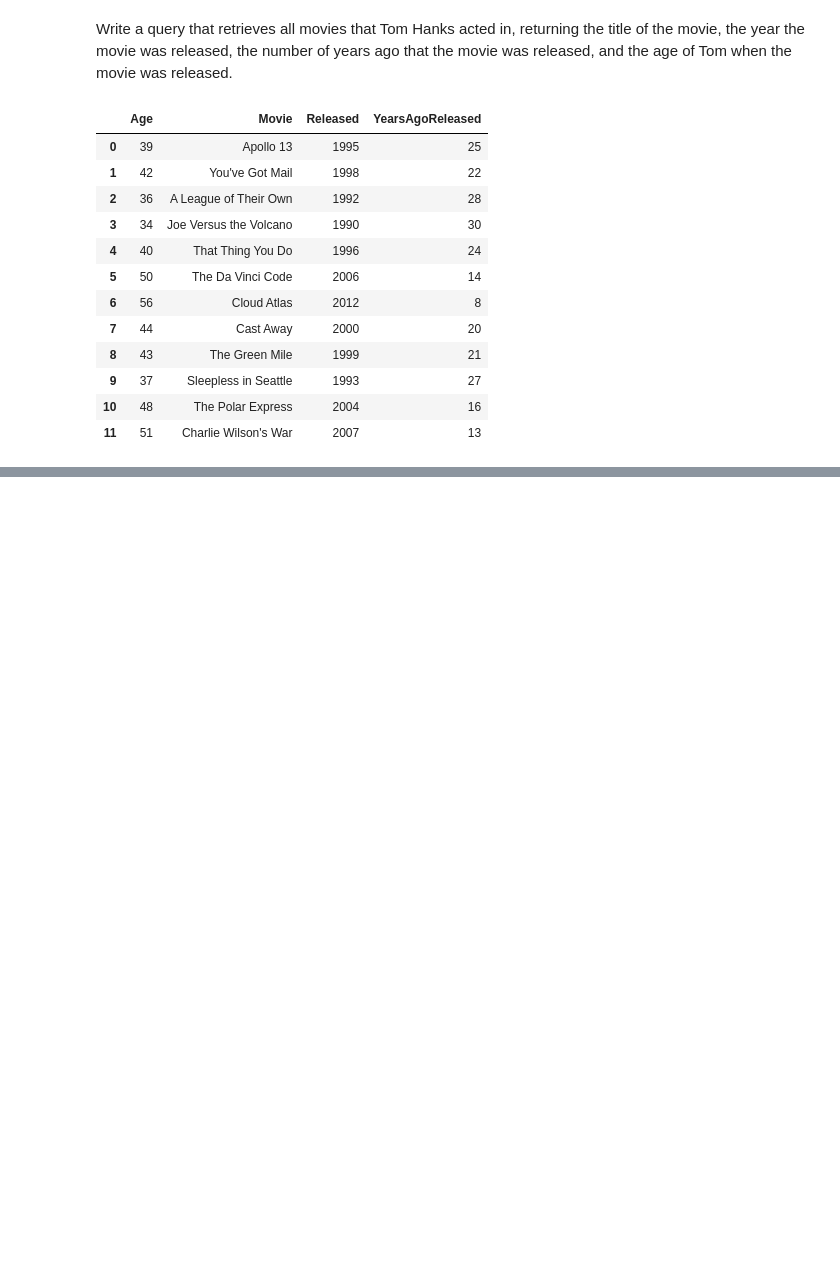
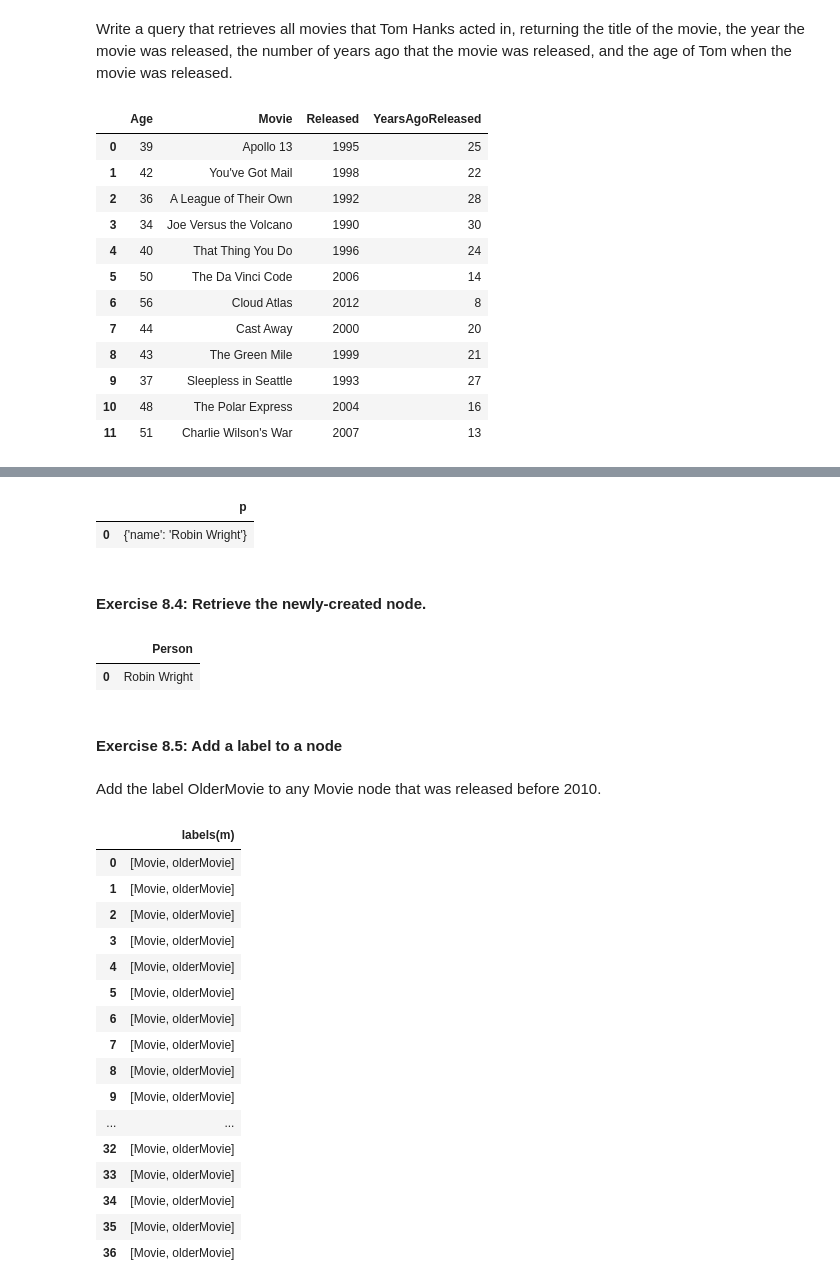
Before and after one commit to cassiomedeiros/neo4j, a Jupyter notebook: src/neo4j.ipynb, the cells around one changed output, grey strips where cells are left out. Saved outputs shown, nothing was run; the diff lists cells and outputs as text; code cells hidden in the pictures; blank space fills up the shorter version.

```diff
--- a/src/neo4j.ipynb
+++ b/src/neo4j.ipynb
@@ -827,0 +854,44 @@ execute_query("""match (p:Person)-[:ACTED_IN]->(m:Movie)
+# %%
+execute_query("""create (p:Person {name: 'Robin Wright'})
+                 return p
+              """)
+# %% [output]
+|  | p |
+| 0 | {'name': 'Robin Wright'} |
+# %% [markdown]
+#### Exercise 8.4: Retrieve the newly-created node.
+# %%
+execute_query("""match (p:Person {name: 'Robin Wright'})
+                 return p.name as Person
+              """)
+# %% [output]
+|  | Person |
+| 0 | Robin Wright |
+# %% [markdown]
+#### Exercise 8.5: Add a label to a node
+# %% [markdown]
+Add the label OlderMovie to any Movie node that was released before 2010.
+# %%
+execute_query("""match (m:Movie)
+                 where m.released < 2010
+                 set m:olderMovie
+                 return labels(m)
+              """)
+# %% [output]
+|  | labels(m) |
+| 0 | [Movie, olderMovie] |
+| 1 | [Movie, olderMovie] |
+| 2 | [Movie, olderMovie] |
+| 3 | [Movie, olderMovie] |
+| 4 | [Movie, olderMovie] |
+| 5 | [Movie, olderMovie] |
+| 6 | [Movie, olderMovie] |
+| 7 | [Movie, olderMovie] |
+| 8 | [Movie, olderMovie] |
+| 9 | [Movie, olderMovie] |
+| ... | ... |
+| 32 | [Movie, olderMovie] |
+| 33 | [Movie, olderMovie] |
+| 34 | [Movie, olderMovie] |
+| 35 | [Movie, olderMovie] |
+| 36 | [Movie, olderMovie] |
```
Also changed, not shown: parts of 93 cells of this notebook.
